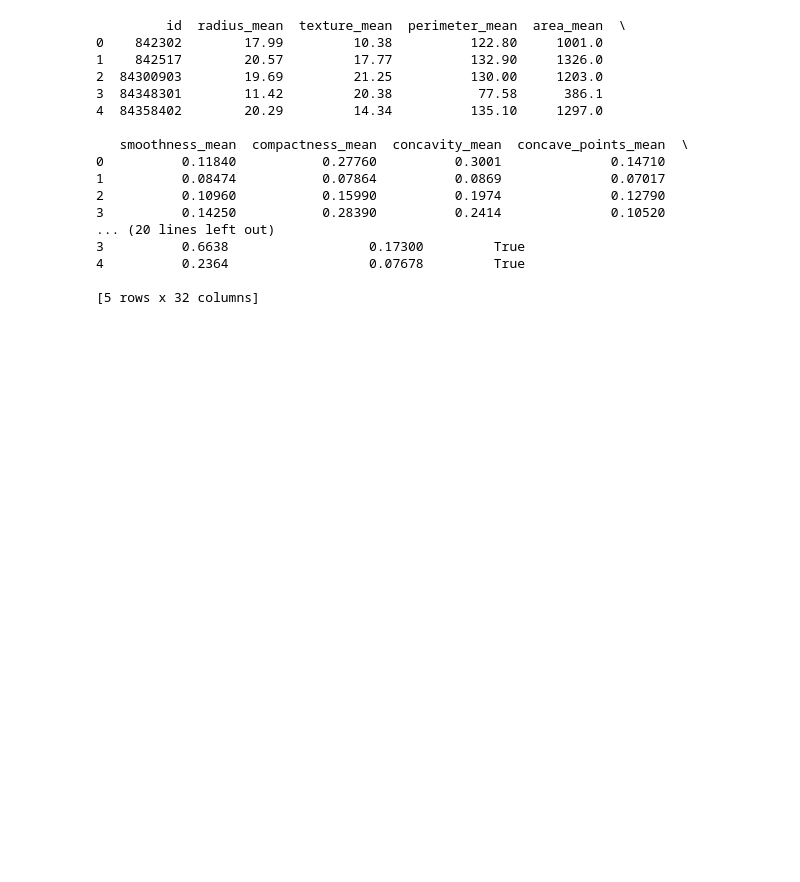
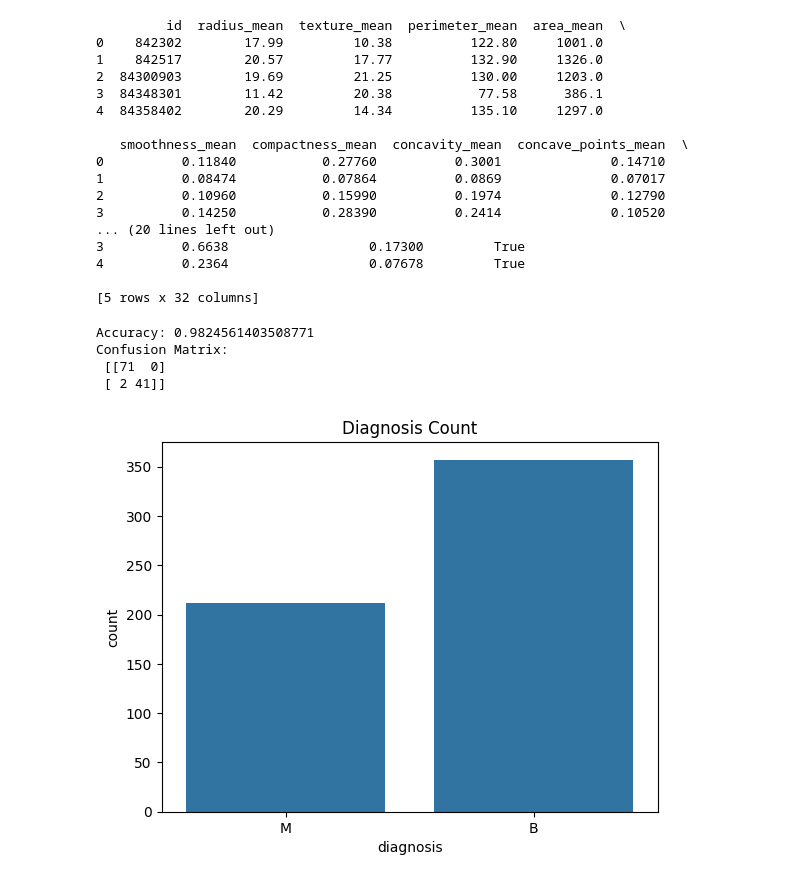
Before and after one commit to omshahu/ML_Practicals, a Jupyter notebook: p8_extra.ipynb, the cells around one changed output. Saved outputs shown, nothing was run; the diff lists cells and outputs as text; code cells hidden in the pictures; blank space fills up the shorter version.

```diff
--- a/p8_extra.ipynb
+++ b/p8_extra.ipynb
@@ -91,0 +106,19 @@ print(df_encoded.head())
+# %%
+from sklearn.svm import SVC
+from sklearn.metrics import accuracy_score, confusion_matrix
+model = SVC(kernel='rbf')
+model.fit(X_train_scaled, y_train)
+y_pred = model.predict(X_test_scaled)
+print("Accuracy:", accuracy_score(y_test, y_pred))
+print("Confusion Matrix:\n", confusion_matrix(y_test, y_pred))
+# %% [output]
+Accuracy: 0.9824561403508771
+Confusion Matrix:
+ [[71  0]
+ [ 2 41]]
+# %%
+sns.countplot(x='diagnosis', data=df)
+plt.title("Diagnosis Count")
+plt.show()
+# %% [output]
+[figure, added]
```
Also changed, not shown: parts of 4 cells of this notebook.
